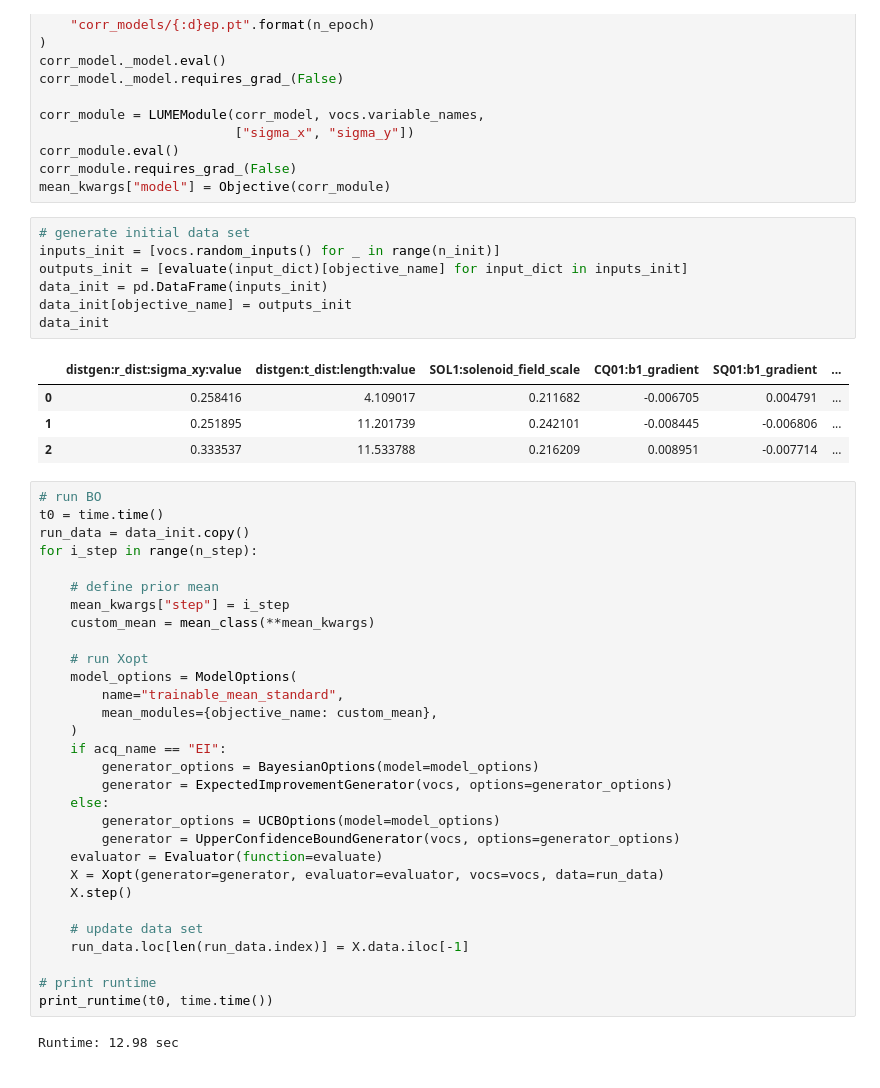
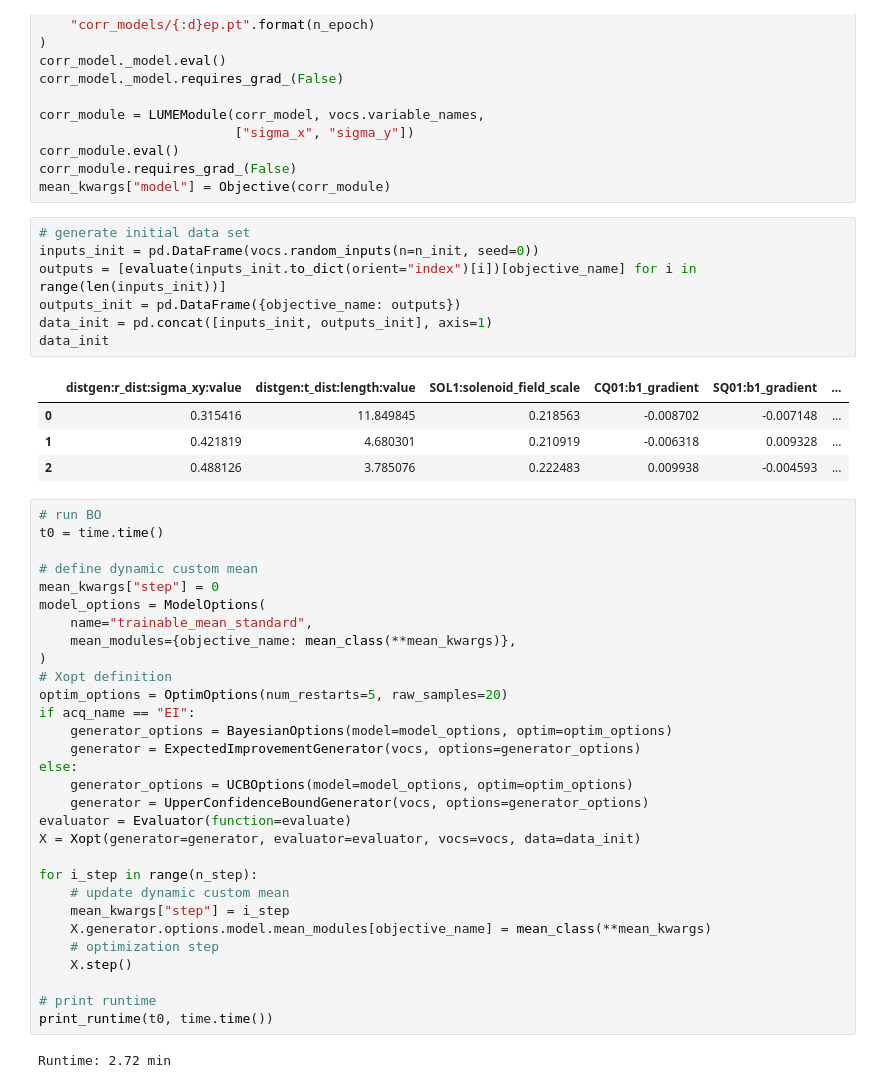
Before and after one commit to t-bz/SLAC_Xopt, a Jupyter notebook: NN_prior/bo_with_dynamic_mean.ipynb, the cells around one changed output. Saved outputs shown, nothing was run; the diff lists cells and outputs as text.

```diff
--- a/NN_prior/bo_with_dynamic_mean.ipynb
+++ b/NN_prior/bo_with_dynamic_mean.ipynb
@@ -65,48 +64,48 @@ corr_module.requires_grad_(False)
 mean_kwargs["model"] = Objective(corr_module)
 # %%
 # generate initial data set
-inputs_init = [vocs.random_inputs() for _ in range(n_init)]
-outputs_init = [evaluate(input_dict)[objective_name] for input_dict in inputs_init]
-data_init = pd.DataFrame(inputs_init)
-data_init[objective_name] = outputs_init
+inputs_init = pd.DataFrame(vocs.random_inputs(n=n_init, seed=0))
+outputs = [evaluate(inputs_init.to_dict(orient="index")[i])[objective_name] for i in range(len(inputs_init))]
+outputs_init = pd.DataFrame({objective_name: outputs})
+data_init = pd.concat([inputs_init, outputs_init], axis=1)
 data_init
 # %% [output]
 |  | distgen:r_dist:sigma_xy:value | distgen:t_dist:length:value | SOL1:solenoid_field_scale | CQ01:b1_gradient | SQ01:b1_gradient | ... |
-| 0 | 0.258416 | 4.109017 | 0.211682 | -0.006705 | 0.004791 | ... |
-| 1 | 0.251895 | 11.201739 | 0.242101 | -0.008445 | -0.006806 | ... |
-| 2 | 0.333537 | 11.533788 | 0.216209 | 0.008951 | -0.007714 | ... |
+| 0 | 0.315416 | 11.849845 | 0.218563 | -0.008702 | -0.007148 | ... |
+| 1 | 0.421819 | 4.680301 | 0.210919 | -0.006318 | 0.009328 | ... |
+| 2 | 0.488126 | 3.785076 | 0.222483 | 0.009938 | -0.004593 | ... |
 # %%
 # run BO
 t0 = time.time()
-run_data = data_init.copy()
+
+# define dynamic custom mean
+mean_kwargs["step"] = 0
+model_options = ModelOptions(
+    name="trainable_mean_standard",
+    mean_modules={objective_name: mean_class(**mean_kwargs)},
+)
+# Xopt definition
+optim_options = OptimOptions(num_restarts=5, raw_samples=20)
+if acq_name == "EI":
+    generator_options = BayesianOptions(model=model_options, optim=optim_options)
+    generator = ExpectedImprovementGenerator(vocs, options=generator_options)
+else:
+    generator_options = UCBOptions(model=model_options, optim=optim_options)
+    generator = UpperConfidenceBoundGenerator(vocs, options=generator_options)
+evaluator = Evaluator(function=evaluate)
+X = Xopt(generator=generator, evaluator=evaluator, vocs=vocs, data=data_init)
+
 for i_step in range(n_step):
-
-    # define prior mean
+    # update dynamic custom mean
     mean_kwargs["step"] = i_step
-    custom_mean = mean_class(**mean_kwargs)
-
-    # run Xopt
-    model_options = ModelOptions(
-        name="trainable_mean_standard",
-        mean_modules={objective_name: custom_mean},
-    )
-    if acq_name == "EI":
-        generator_options = BayesianOptions(model=model_options)
-        generator = ExpectedImprovementGenerator(vocs, options=generator_options)
-    else:
-        generator_options = UCBOptions(model=model_options)
-        generator = UpperConfidenceBoundGenerator(vocs, options=generator_options)
-    evaluator = Evaluator(function=evaluate)
-    X = Xopt(generator=generator, evaluator=evaluator, vocs=vocs, data=run_data)
+    X.generator.options.model.mean_modules[objective_name] = mean_class(**mean_kwargs)
+    # optimization step
     X.step()
-
-    # update data set
-    run_data.loc[len(run_data.index)] = X.data.iloc[-1]
 
 # print runtime
 print_runtime(t0, time.time())
 # %% [output]
-Runtime: 12.98 sec
+Runtime: 2.72 min
 # %%
 # print data set
 X.data
```
Also changed, not shown: parts of 5 cells of this notebook.
